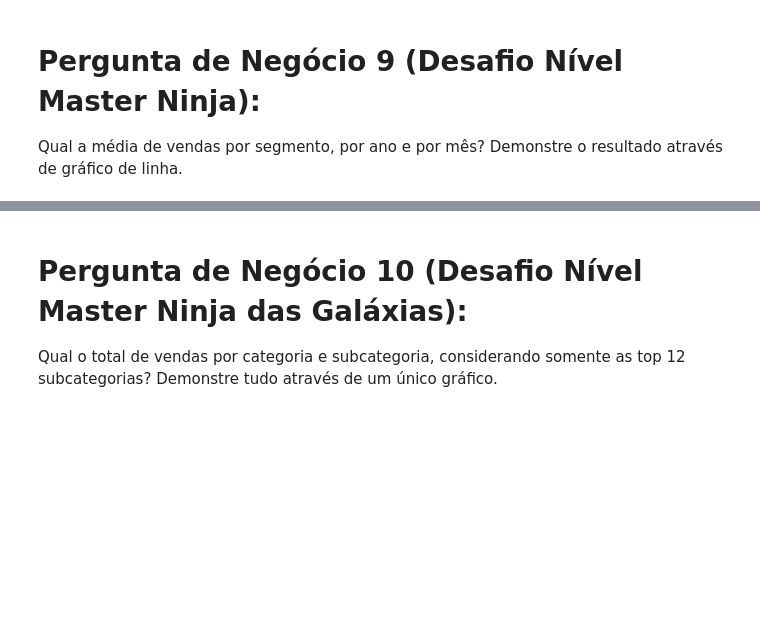
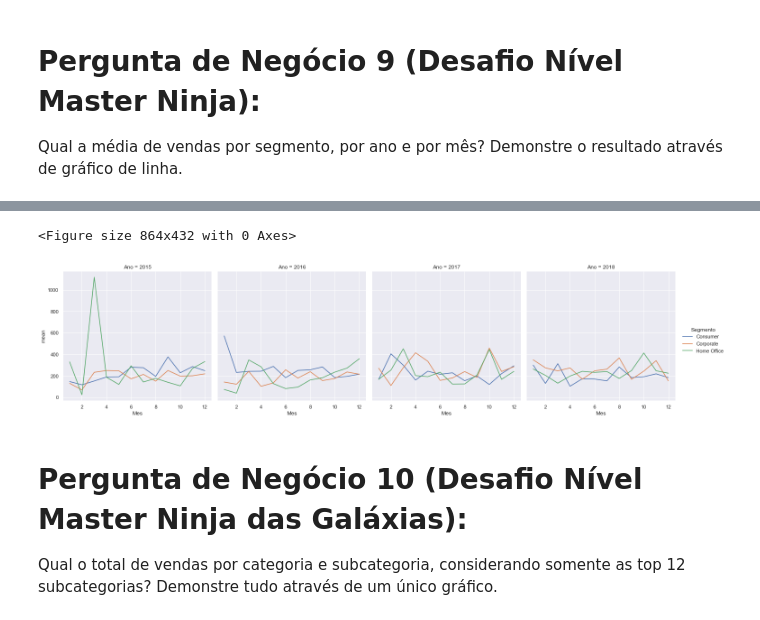
Before and after one commit to alearauj/DSA-Python-Fundamentos-Exercicios, a Jupyter notebook: Projeto 2 - Análise de Dados.ipynb, the cells around one changed output, grey strips where cells are left out. Saved outputs shown, nothing was run; the diff lists cells and outputs as text; code cells hidden in the pictures; blank space fills up the shorter version.

```diff
--- a/Projeto 2 - Análise de Dados.ipynb
+++ b/Projeto 2 - Análise de Dados.ipynb
@@ -274,0 +359,8 @@ Se o Valor_Venda for maior que 1000 recebe 15% de desconto. Se o Valor_Venda for
+# %%
+# Outra opção de solução criando uma nova coluna
+
+df['Desconto'] = np.where(df['Valor_Venda'] > 1000, 0.15, 0.10)
+
+df.head()
+
+df['Desconto'].value_counts()
@@ -275,3 +371,11 @@ Se o Valor_Venda for maior que 1000 recebe 15% de desconto. Se o Valor_Venda for
 # %% [markdown]
 # Pergunta de Negócio 8 (Desafio Nível Master):
 Considere que a empresa decida conceder o desconto de 15% do item anterior. Qual seria a média do valor de venda antes e depois do desconto?
+# %%
+# Criar coluna com valor de venda com desconto e filtrar as vendas de 1000 reais
+
+df['Valor_Venda_Final'] = df['Valor_Venda'] * (1 - df['Desconto'])
+
+df8 = df[ df['Valor_Venda'] > 1000 ]
+
+df8
@@ -278,3 +409,9 @@ Considere que a empresa decida conceder o desconto de 15% do item anterior. Qual
 # %% [markdown]
 # Pergunta de Negócio 9 (Desafio Nível Master Ninja):
 Qual a média de vendas por segmento, por ano e por mês? Demonstre o resultado através de gráfico de linha.
+# %%
+# Extrair o mês para uma nova variável
+
+df['Mes'] = df['Data_Pedido'].dt.month
+
+df9 = df.groupby(['Ano', 'Mes', 'Segmento'])['Valor_Venda'].agg([np.sum, np.mean, np.median])
@@ -281,3 +435,25 @@ Qual a média de vendas por segmento, por ano e por mês? Demonstre o resultado
+# %%
+# Extrair os níveis
+
+anos = df9.index.get_level_values(0)
+mes = df9.index.get_level_values(1)
+segmentos = df9.index.get_level_values(2)
+# %%
+# Plotar os gráficos
+
+plt.figure(figsize = (12, 6))
+sns.set()
+fig1 = sns.relplot(kind = 'line',
+                    data = df9,
+                    y = 'mean',
+                    x = mes,
+                    hue = segmentos,
+                    col = anos,
+                    col_wrap = 4)
+plt.show()
+# %% [output]
+<Figure size 864x432 with 0 Axes>
+[figure, added]
 # %% [markdown]
 # Pergunta de Negócio 10 (Desafio Nível Master Ninja das Galáxias):
 Qual o total de vendas por categoria e subcategoria, considerando somente as top 12 subcategorias?
```
Also changed, not shown: parts of 11 cells of this notebook.
